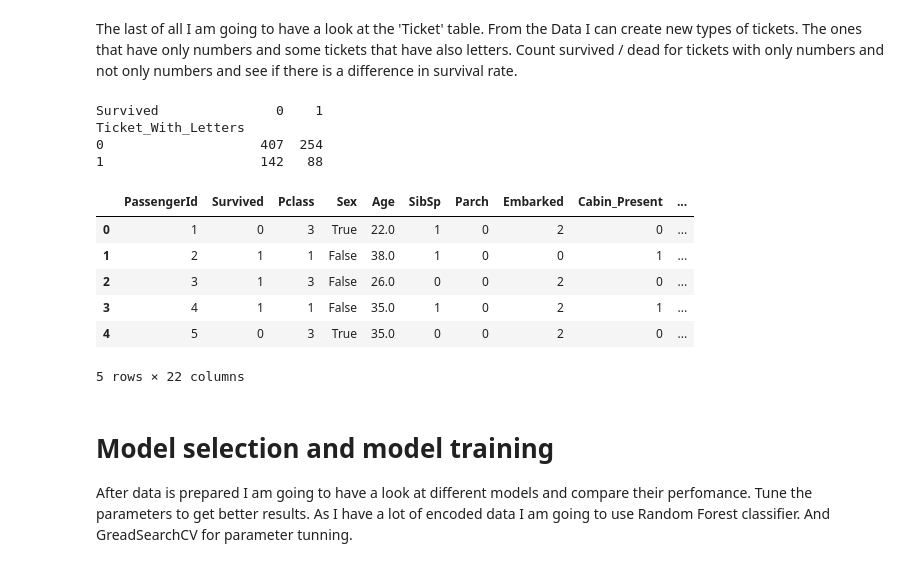
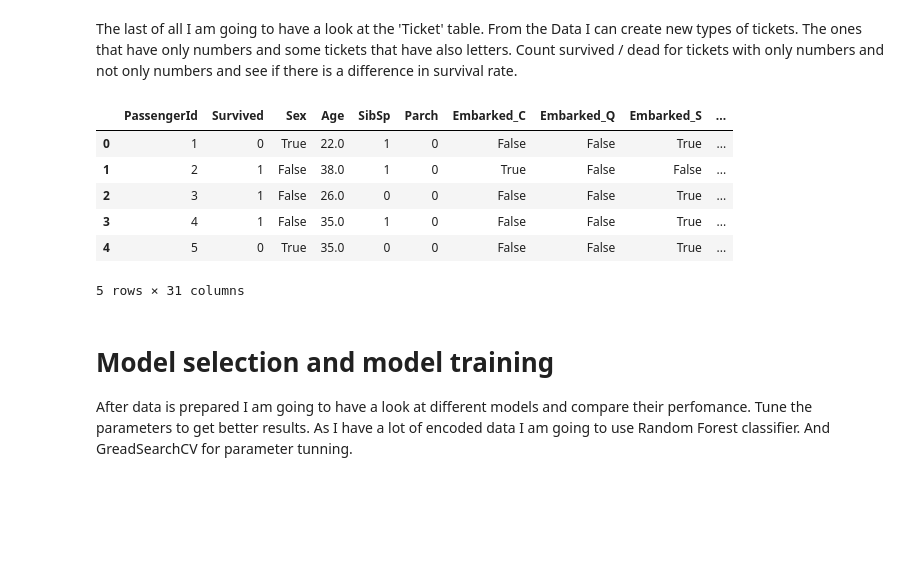
Before and after one commit to alshadani/Kaggle_Titanic, a Jupyter notebook: src/solution.ipynb, the cells around one changed output. Cells and saved outputs as stored; diff of their text form; code cells hidden in the pictures; blank space fills up the shorter version.

```diff
--- a/src/solution.ipynb
+++ b/src/solution.ipynb
@@ -174,8 +173,9 @@ Name: count, dtype: int64
 # %% [markdown]
 We can see that females with the title Miss tend to survive more. I can create a new feature related to titles, as there are mostly Mr, Miss and Mr titles, I will use the values 0, 1, 2, 3 to encode these titles and others. I would also chech if the title is rare as passengers with rare titles tend to survive more.
 # %%
-title_mapping = {'Mr': 0, 'Miss': 1, 'Mrs': 2}
-train_data_cleaned['Title_Encoded'] = train_data_cleaned['Title'].map(title_mapping).fillna(3).astype(int)
+train_data_cleaned['Is_Mr'] = (train_data_cleaned['Title'] == 'Mr').astype(int)
+train_data_cleaned['Is_Miss'] = (train_data_cleaned['Title'] == 'Miss').astype(int)
+train_data_cleaned['Is_Mrs'] = (train_data_cleaned['Title'] == 'Mrs').astype(int)
 
 # Feature indicating marital status
 train_data_cleaned['Married'] = (train_data_cleaned['Title'] == 'Mrs').astype(int)
@@ -231,7 +232,10 @@ plt.legend(title='Survived', loc='upper right', labels=['No', 'Yes'])
 plt.show()
 
 fare_category_mapping = {'0-25' : 0, '26-50' : 1, '51+' : 2}
-train_data_cleaned['Fare_Category'] = train_data_cleaned['Fare_Category'].map(fare_category_mapping)
+
+train_data_cleaned['Is_First_fare_category'] = (train_data_cleaned['Fare_Category'] == '0-25').astype(int)
+train_data_cleaned['Is_Second_fare_category'] = (train_data_cleaned['Fare_Category'] == '26-50').astype(int)
+train_data_cleaned['Is_Third_fare_category'] = (train_data_cleaned['Fare_Category'] == '51+').astype(int)
 # %% [output]
 [figure]
 # %% [markdown]
@@ -256,6 +260,11 @@ def categorize_family_size(size):
 
 train_data_cleaned['Family_Type'] = train_data_cleaned['Family_Size'].apply(categorize_family_size)
 
+train_data_cleaned['Is_First_Family_Type'] = (train_data_cleaned['Family_Size'] == 0).astype(int)
+train_data_cleaned['Is_Second_Family_Type'] = (train_data_cleaned['Family_Size'] == 1).astype(int)
+train_data_cleaned['Is_Third_Family_Type'] = (train_data_cleaned['Family_Size'] == 2).astype(int)
+train_data_cleaned['Is_Fourth_Family_Type'] = (train_data_cleaned['Family_Size'] == 3).astype(int)
+
 # Create 'Is_Parent' feature
 train_data_cleaned['Is_Parent'] = (train_data_cleaned['Parch'] > 0).astype(int)
 
@@ -263,46 +272,30 @@ train_data_cleaned['Is_Parent'] = (train_data_cleaned['Parch'] > 0).astype(int)
 train_data_cleaned['Is_Child'] = (train_data_cleaned['Age'] < 18).astype(int)
 # %% [markdown]
 Examine Pclass, create new features by combining Pclass with known features.
-# %%
-from sklearn.preprocessing import LabelEncoder
-
-# Create the 'Pclass_Embarked' feature by combining 'Pclass' and 'Embarked'
-train_data_cleaned['Pclass_Embarked'] = train_data_cleaned['Pclass'].astype(str) + '_' + train_data_cleaned['Embarked'].astype(str)
-
-# Use LabelEncoder to encode 'Pclass_Embarked'
-label_encoder = LabelEncoder()
-train_data_cleaned['Pclass_Embarked_Encoded'] = label_encoder.fit_transform(train_data_cleaned['Pclass_Embarked'])
 # %% [markdown]
 The last of all I am going to have a look at the 'Ticket' table. From the Data I can create new types of tickets. The ones that have only numbers and some tickets that have also letters. Count survived / dead for tickets with only numbers and not only numbers and see if there is a difference in survival rate.
 # %%
 # Extract a new feature indicating whether the ticket contains letters
 train_data_cleaned['Ticket_With_Letters'] = train_data_cleaned['Ticket'].str.contains('[a-zA-Z]').astype(int)
 survival_counts = train_data_cleaned.groupby('Ticket_With_Letters')['Survived'].value_counts().unstack()
 
-# Create a new feature by combining 'Ticket_With_Letters' and 'Pclass'
-train_data_cleaned['Ticket_Pclass_Combined'] = train_data_cleaned['Ticket_With_Letters'].astype(str) + '_' + train_data_cleaned['Pclass'].astype(str)
-
-# Use LabelEncoder to encode the combined feature
-train_data_cleaned['Ticket_Pclass_Combined_Encoded'] = label_encoder.fit_transform(train_data_cleaned['Ticket_Pclass_Combined'])
-
-print(survival_counts)
+# Pclass encoded
+train_data_cleaned['Is_First_Class'] = (train_data_cleaned['Pclass'] == 1).astype(int)
+train_data_cleaned['Is_Second_Class'] = (train_data_cleaned['Pclass'] == 2).astype(int)
+train_data_cleaned['Is_Third_Class'] = (train_data_cleaned['Pclass'] == 3).astype(int)
 
 # Drop columns that won't be used
-train_data_cleaned = train_data_cleaned.drop(columns=['Name', 'Cabin', 'Title', 'Fare', 'Ticket', 'Ticket_Pclass_Combined', 'Pclass_Embarked', 'Ticket_Pclass_Combined'])
+train_data_cleaned = train_data_cleaned.drop(columns=['Pclass','Family_Type', 'Fare_Category', 'Name', 'Cabin', 'Title', 'Fare', 'Ticket'])
 
 train_data_cleaned.head()
 # %% [output]
+|  | PassengerId | Survived | Sex | Age | SibSp | Parch | Embarked_C | Embarked_Q | Embarked_S | ... |
+| 0 | 1 | 0 | True | 22.0 | 1 | 0 | False | False | True | ... |
+| 1 | 2 | 1 | False | 38.0 | 1 | 0 | True | False | False | ... |
+| 2 | 3 | 1 | False | 26.0 | 0 | 0 | False | False | True | ... |
+| 3 | 4 | 1 | False | 35.0 | 1 | 0 | False | False | True | ... |
+| 4 | 5 | 0 | True | 35.0 | 0 | 0 | False | False | True | ... |
-Survived               0    1
-Ticket_With_Letters
-0                    407  254
-1                    142   88
+5 rows × 31 columns
-|  | PassengerId | Survived | Pclass | Sex | Age | SibSp | Parch | Embarked | Cabin_Present | ... |
-| 0 | 1 | 0 | 3 | True | 22.0 | 1 | 0 | 2 | 0 | ... |
-| 1 | 2 | 1 | 1 | False | 38.0 | 1 | 0 | 0 | 1 | ... |
-| 2 | 3 | 1 | 3 | False | 26.0 | 0 | 0 | 2 | 0 | ... |
-| 3 | 4 | 1 | 1 | False | 35.0 | 1 | 0 | 2 | 1 | ... |
-| 4 | 5 | 0 | 3 | True | 35.0 | 0 | 0 | 2 | 0 | ... |
-5 rows × 22 columns
 # %% [markdown]
 # Model selection and model training
 After data is prepared I am going to have a look at different models and compare their perfomance. Tune the parameters to get better results. As I have a lot of encoded data I am going to use Random Forest classifier. And GreadSearchCV for parameter tunning.
```
Also changed, not shown: parts of 13 cells of this notebook, 2 other files.
